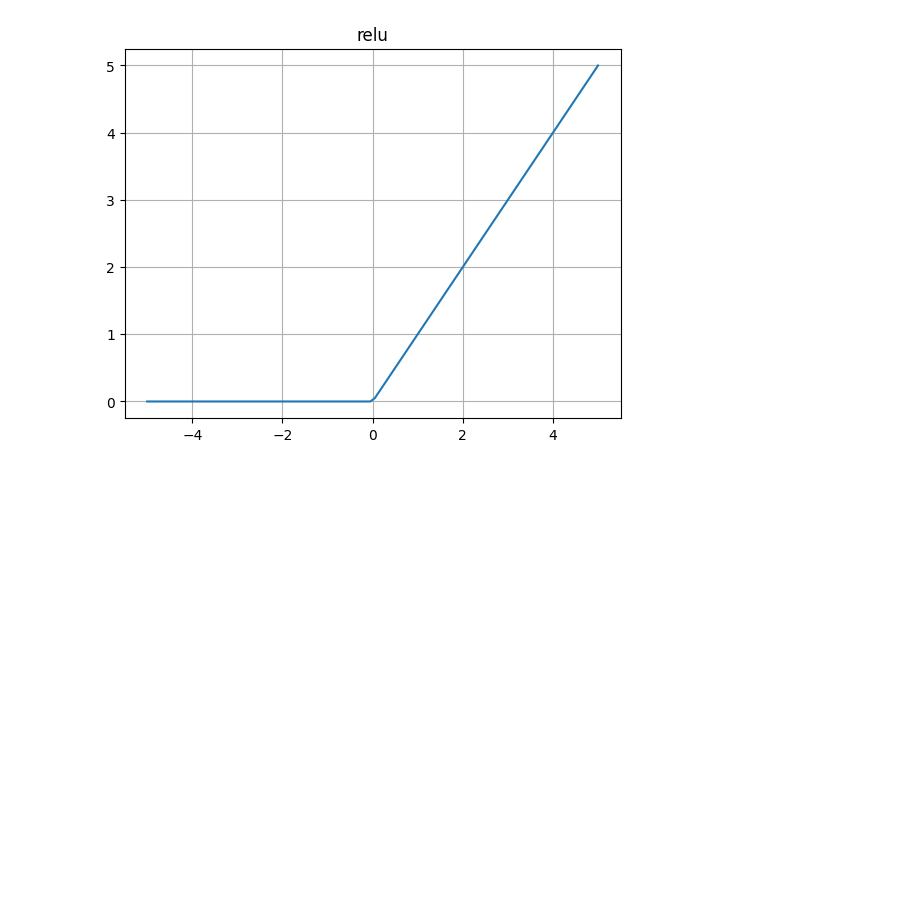
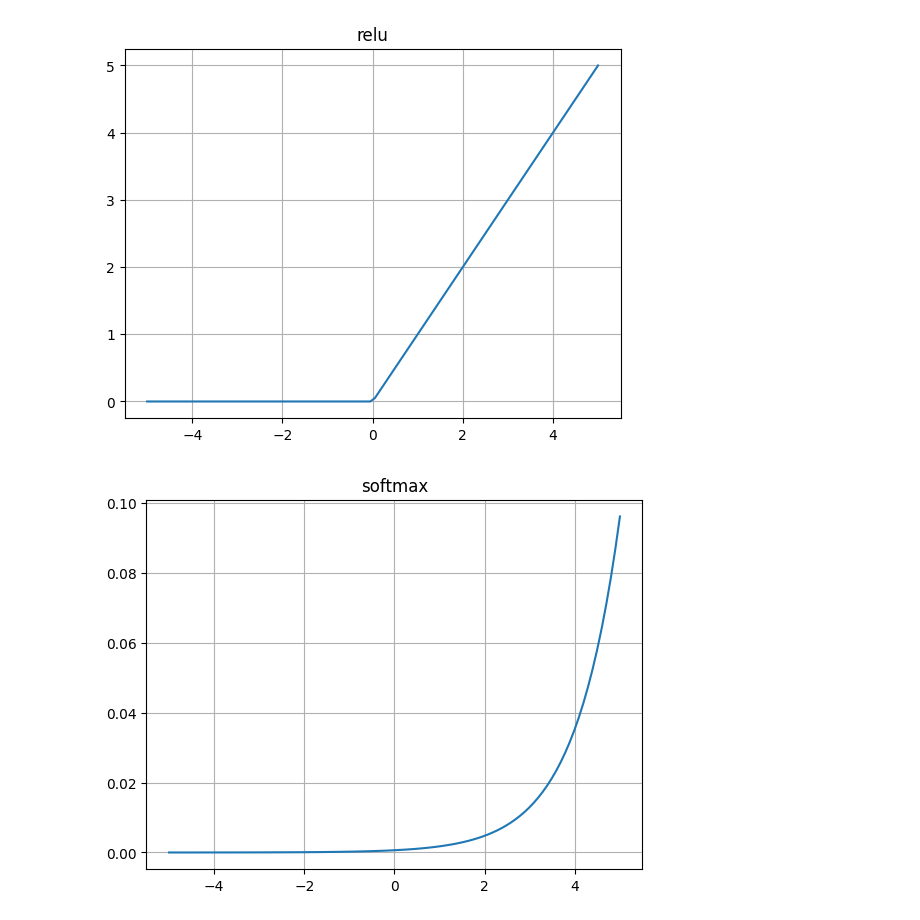
Before and after one commit to rmsValue9232/DA6401_assignment_1, a Jupyter notebook: test.ipynb, the cells around one changed output. Cells and saved outputs as stored; diff of their text form; code cells hidden in the pictures; blank space fills up the shorter version.

```diff
--- a/test.ipynb
+++ b/test.ipynb
@@ -134,3 +129,13 @@ for af in afs:
 [figure]
 [figure]
 [figure]
+# %%
+activ = Activation("softmax")
+x = np.linspace(-5,5,100)
+y = activ.function(x)
+plt.plot(x, y)
+plt.title("softmax")
+plt.grid(True)
+plt.show()
+# %% [output]
+[figure, added]
```
Also changed, not shown: parts of 5 cells of this notebook, 2 other files.
